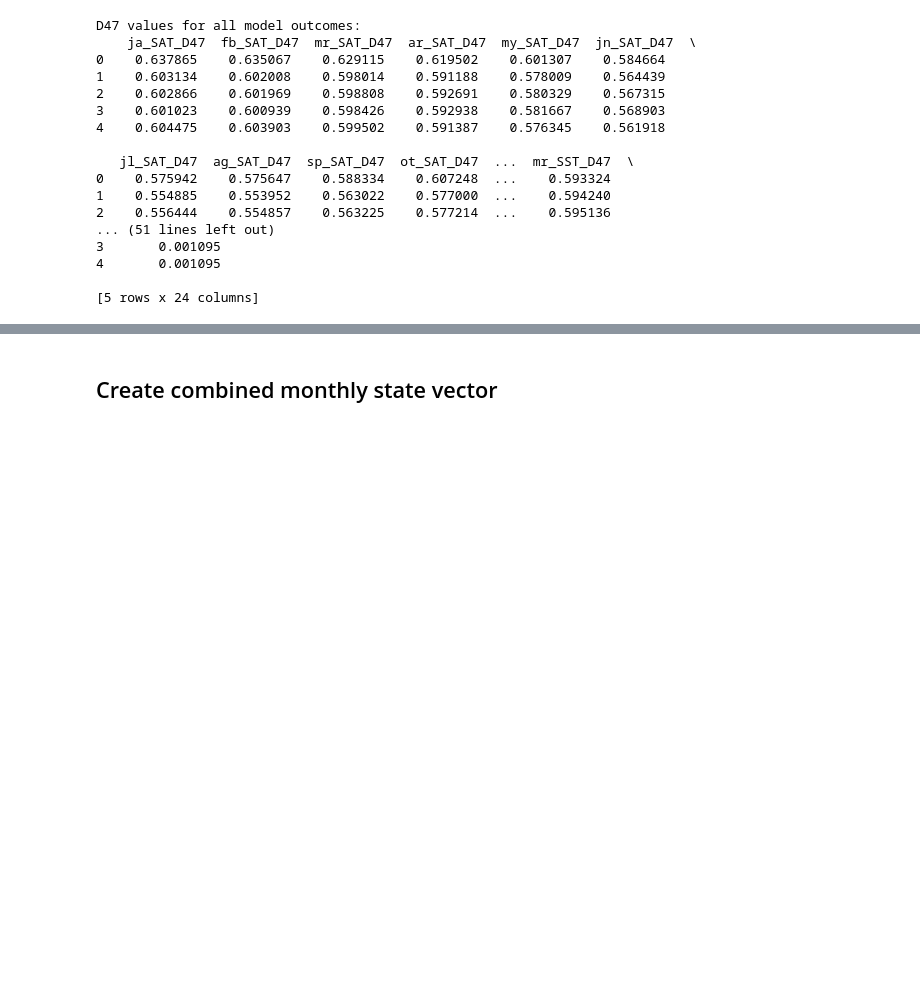
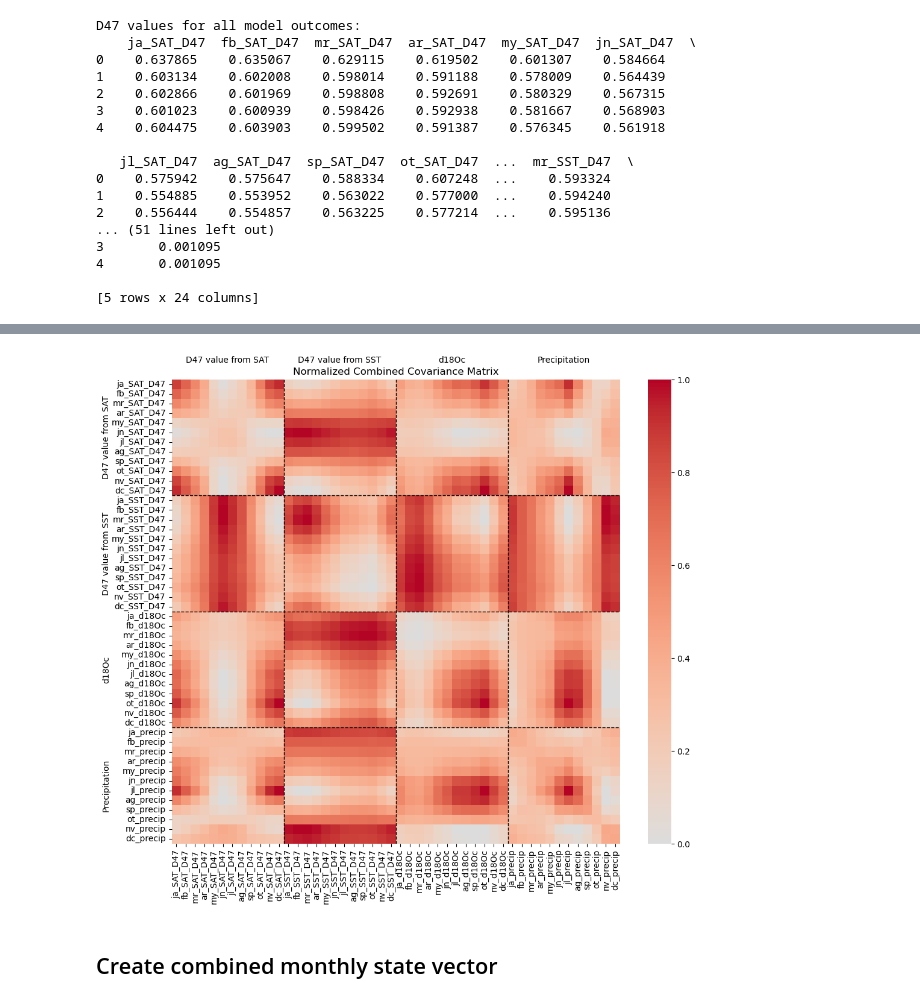
Before and after one commit to nielsjdewinter/SeasonalDA_script, a Jupyter notebook: Seasonal_DA_Lutetian_SST_SAT_SSS_precip_offline.ipynb, the cells around one changed output, grey strips where cells are left out. Saved outputs shown, nothing was run; the diff lists cells and outputs as text; code cells hidden in the pictures; blank space fills up the shorter version.

```diff
--- a/Seasonal_DA_Lutetian_SST_SAT_SSS_precip_offline.ipynb
+++ b/Seasonal_DA_Lutetian_SST_SAT_SSS_precip_offline.ipynb
@@ -504,3 +596,94 @@ plt.show()
+# %%
+# Normalize each submatrix independently for better visualization
+def normalize_matrix(matrix):
+    min_val = np.min(matrix)
+    max_val = np.max(matrix)
+    return (matrix - min_val) / (max_val - min_val)
+
+# Extract the relevant columns for SAT, SST D47, d18Oc, and precipitation
+SAT_D47_columns_monthly = [f"{month}_SAT_D47" for month in months]
+SST_D47_columns_monthly = [f"{month}_SST_D47" for month in months]
+d18Oc_columns_monthly = [f"{month}_d18Oc" for month in months]
+precip_columns_monthly = [f"{month}_precip" for month in months]
+
+# Combine the relevant columns into a single dataframe
+combined_data_monthly = Lutetian_models[SAT_D47_columns_monthly + SST_D47_columns_monthly + d18Oc_columns_monthly + precip_columns_monthly]
+
+# Calculate the covariance matrix for the combined data
+cov_combined_monthly = np.cov(combined_data_monthly.dropna(), rowvar=False)
+
+# Extract the covariance matrices for SAT D47, SST D47, d18Oc, and precipitation
+cov_SAT_D47_monthly = cov_combined_monthly[:len(months), :len(months)]
+cov_SST_D47_monthly = cov_combined_monthly[len(months):2*len(months), len(months):2*len(months)]
+cov_d18Oc_monthly = cov_combined_monthly[2*len(months):3*len(months), 2*len(months):3*len(months)]
+cov_precip_monthly = cov_combined_monthly[3*len(months):, 3*len(months):]
+
+# Extract the cross-covariance matrices
+cross_cov_SAT_SST_D47_monthly = cov_combined_monthly[:len(months), len(months):2*len(months)]
+cross_cov_SAT_d18Oc_monthly = cov_combined_monthly[:len(months), 2*len(months):3*len(months)]
+cross_cov_SAT_precip_monthly = cov_combined_monthly[:len(months), 3*len(months):]
+cross_cov_SST_d18Oc_monthly = cov_combined_monthly[len(months):2*len(months), 2*len(months):3*len(months)]
+cross_cov_SST_precip_monthly = cov_combined_monthly[len(months):2*len(months), 3*len(months):]
+cross_cov_d18Oc_precip_monthly = cov_combined_monthly[2*len(months):3*len(months), 3*len(months):]
+
+# Normalize each submatrix
+normalized_cov_SAT_D47_monthly = normalize_matrix(cov_SAT_D47_monthly)
+normalized_cov_SST_D47_monthly = normalize_matrix(cov_SST_D47_monthly)
+normalized_cov_d18Oc_monthly = normalize_matrix(cov_d18Oc_monthly)
+normalized_cov_precip_monthly = normalize_matrix(cov_precip_monthly)
+
+# Normalize each cross-covariance matrix
+normalized_cross_cov_SAT_SST_D47_monthly = normalize_matrix(cross_cov_SAT_SST_D47_monthly)
+normalized_cross_cov_SAT_d18Oc_monthly = normalize_matrix(cross_cov_SAT_d18Oc_monthly)
+normalized_cross_cov_SAT_precip_monthly = normalize_matrix(cross_cov_SAT_precip_monthly)
+normalized_cross_cov_SST_d18Oc_monthly = normalize_matrix(cross_cov_SST_d18Oc_monthly)
+normalized_cross_cov_SST_precip_monthly = normalize_matrix(cross_cov_SST_precip_monthly)
+normalized_cross_cov_d18Oc_precip_monthly = normalize_matrix(cross_cov_d18Oc_precip_monthly)
+
+# Combine the normalized submatrices into a single normalized covariance matrix
+normalized_cov_combined_monthly = np.block([
+    [normalized_cov_SAT_D47_monthly, normalized_cross_cov_SAT_SST_D47_monthly, normalized_cross_cov_SAT_d18Oc_monthly, normalized_cross_cov_SAT_precip_monthly],
+    [normalized_cross_cov_SAT_SST_D47_monthly.T, normalized_cov_SST_D47_monthly, normalized_cross_cov_SST_d18Oc_monthly, normalized_cross_cov_SST_precip_monthly],
+    [normalized_cross_cov_SAT_d18Oc_monthly.T, normalized_cross_cov_SST_d18Oc_monthly.T, normalized_cov_d18Oc_monthly, normalized_cross_cov_d18Oc_precip_monthly],
+    [normalized_cross_cov_SAT_precip_monthly.T, normalized_cross_cov_SST_precip_monthly.T, normalized_cross_cov_d18Oc_precip_monthly.T, normalized_cov_precip_monthly]
+])
+
+# Plot the heatmap of the normalized combined covariance matrix
+plt.figure(figsize=(12, 10))
+sns.heatmap(
+    normalized_cov_combined_monthly,
+    annot=False,
+    fmt=".2f",
+    cmap="coolwarm",
+    center=0,
+    xticklabels=SAT_D47_columns_monthly + SST_D47_columns_monthly + d18Oc_columns_monthly + precip_columns_monthly,
+    yticklabels=SAT_D47_columns_monthly + SST_D47_columns_monthly + d18Oc_columns_monthly + precip_columns_monthly
+)
+
+# Add titles to the axes per parameter
+plt.axvline(x=len(SAT_D47_columns_monthly), color='black', linestyle='--', linewidth=1)
+plt.axvline(x=len(SAT_D47_columns_monthly) + len(SST_D47_columns_monthly), color='black', linestyle='--', linewidth=1)
+plt.axvline(x=len(SAT_D47_columns_monthly) + len(SST_D47_columns_monthly) + len(d18Oc_columns_monthly), color='black', linestyle='--', linewidth=1)
+
+plt.axhline(y=len(SAT_D47_columns_monthly), color='black', linestyle='--', linewidth=1)
+plt.axhline(y=len(SAT_D47_columns_monthly) + len(SST_D47_columns_monthly), color='black', linestyle='--', linewidth=1)
+plt.axhline(y=len(SAT_D47_columns_monthly) + len(SST_D47_columns_monthly) + len(d18Oc_columns_monthly), color='black', linestyle='--', linewidth=1)
+
+# Add parameter labels
+plt.text(len(SAT_D47_columns_monthly) / 2, -2, 'D47 value from SAT', ha='center', va='center', fontsize=10)
+plt.text(len(SAT_D47_columns_monthly) + len(SST_D47_columns_monthly) / 2, -2, 'D47 value from SST', ha='center', va='center', fontsize=10)
+plt.text(len(SAT_D47_columns_monthly) + len(SST_D47_columns_monthly) + len(d18Oc_columns_monthly) / 2, -2, 'd18Oc', ha='center', va='center', fontsize=10)
+plt.text(len(SAT_D47_columns_monthly) + len(SST_D47_columns_monthly) + len(d18Oc_columns_monthly) + len(precip_columns_monthly) / 2, -2, 'Precipitation', ha='center', va='center', fontsize=10)
+
+plt.text(-7, len(SAT_D47_columns_monthly) / 2, 'D47 value from SAT', ha='center', va='center', rotation=90, fontsize=10)
+plt.text(-7, len(SAT_D47_columns_monthly) + len(SST_D47_columns_monthly) / 2, 'D47 value from SST', ha='center', va='center', rotation=90, fontsize=10)
+plt.text(-7, len(SAT_D47_columns_monthly) + len(SST_D47_columns_monthly) + len(d18Oc_columns_monthly) / 2, 'd18Oc', ha='center', va='center', rotation=90, fontsize=10)
+plt.text(-7, len(SAT_D47_columns_monthly) + len(SST_D47_columns_monthly) + len(d18Oc_columns_monthly) + len(precip_columns_monthly) / 2, 'Precipitation', ha='center', va='center', rotation=90, fontsize=10)
+
+plt.title("Normalized Combined Covariance Matrix")
+plt.show()
+# %% [output]
+[figure, added]
 # %% [markdown]
 ## Create combined monthly state vector
 # %%
```
Also changed, not shown: parts of 48 cells of this notebook, 2 other files.
